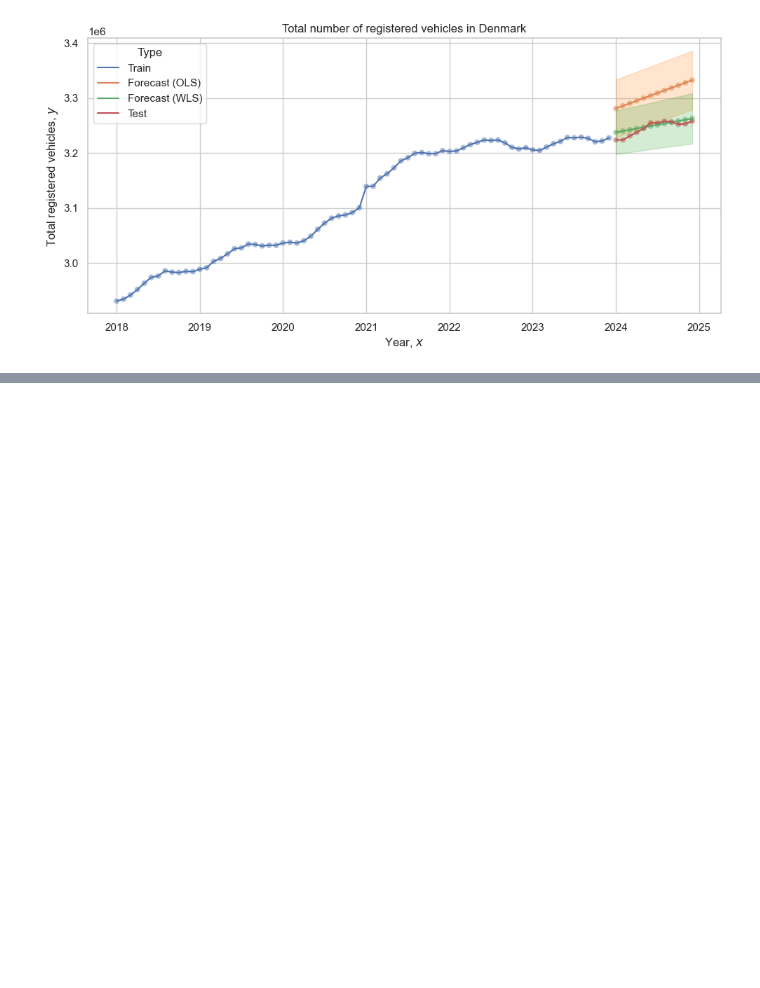
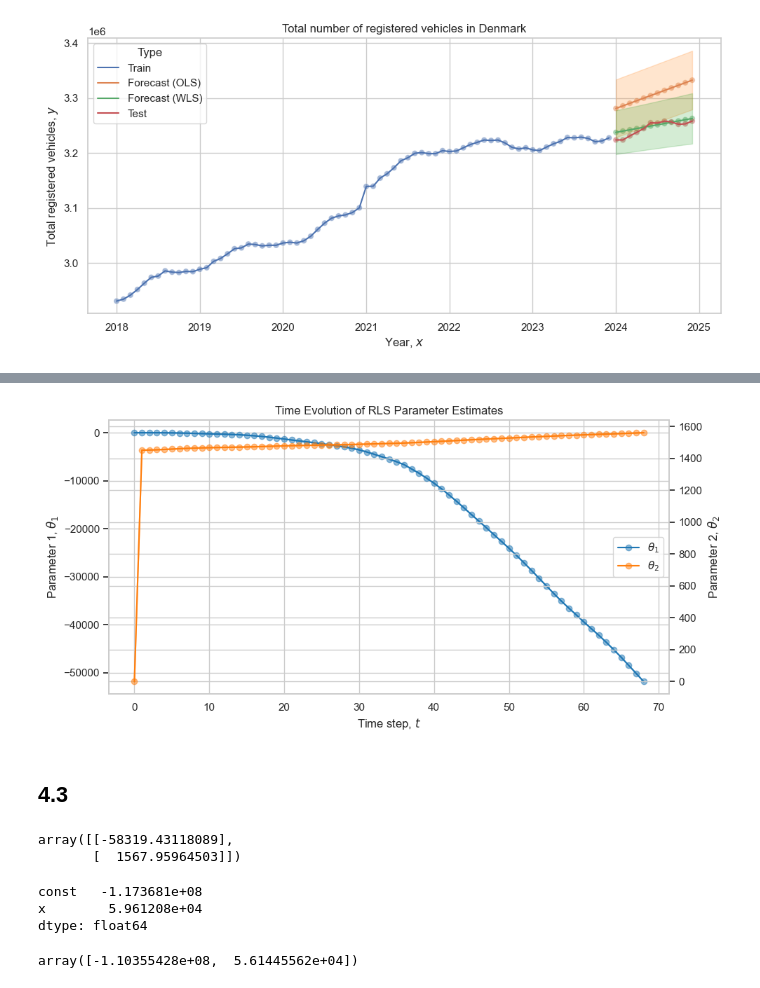
Before and after one commit to JeppeKlitgaard/DTU-02613-TimeSeries, a Jupyter notebook: Jeppe/explore_data.ipynb, the cells around one changed output, grey strips where cells are left out. Saved outputs shown, nothing was run; the diff lists cells and outputs as text; code cells hidden in the pictures; blank space fills up the shorter version.

```diff
--- a/Jeppe/explore_data.ipynb
+++ b/Jeppe/explore_data.ipynb
@@ -517,0 +634,63 @@ plt.savefig(OUTPUT_DIR / "plot_3_6_forgetting_factors.png", dpi=600)
+# %%
+plt.figure()
+t = np.arange(thetas_rls_1.shape[0])
+thetas_1_l, = plt.plot(t, thetas_rls_1[:, 0], c="tab:blue")
+thetas_1_s, = plt.plot(t, thetas_rls_1[:, 0], c="tab:blue", alpha=0.5, marker="o")
+plt.xlabel("Time step, $t$")
+plt.ylabel("Parameter 1, $θ_1$")
+
+ax2 = plt.twinx()
+plt.ylabel("Parameter 2, $θ_2$")
+# thetas_2 = sns.lineplot(thetas_rls_1[:, 1], label="$θ_2$", c="tab:orange")
+thetas_2_l, = plt.plot(t, thetas_rls_1[:, 1], c="tab:orange")
+thetas_2_s, = plt.plot(t, thetas_rls_1[:, 1], c="tab:orange", alpha=0.5, marker="o")
+plt.legend([(thetas_1_l, thetas_1_s), (thetas_2_l, thetas_2_s)], ["$θ_1$", "$θ_2$"], loc="center right")
+plt.title("Time Evolution of RLS Parameter Estimates")
+plt.tight_layout()
+plt.savefig(OUTPUT_DIR / "plot_4_2_rls_parameters.png", dpi=600)
+# %% [output]
+[figure, added]
+# %% [markdown]
+## 4.3
+# %%
+### RLS bad start full data
+R_0 = 0.1 * np.eye(2)
+# R_0 = inv(X.T @ X)  # Good start guess
+theta_0 = np.zeros((2, 1))
+# theta_0 = theta_pred[:, None]
+
+x_t = X[0, :][:, None]
+y_t = Y[0]
+
+R = R_0.copy()
+theta = theta_0.copy()
+t_stop = X.shape[0]
+thetas_rls_2 = np.empty((t_stop+1, 2))
+thetas_rls_2[0, :] = theta.T
+for i in range(0, t_stop):
+    x_t = X[i, :][:, None]
+    y_t = Y[i]
+
+    R, theta = iterate(R, theta, x_t, y_t)
+    thetas_rls_2[i+1, :] = theta.T
+
+R
+theta
+# %% [output]
+array([[-58319.43118089],
+       [  1567.95964503]])
+# %%
+# Verify against statsmodels
+Y_RLS = df_train["y"]
+X_RLS = sm.add_constant(df_train["x"])
+model_RLS = sm.RecursiveLS(Y_RLS, X_RLS)
+results_RLS = model_RLS.fit()
+results_RLS.params
+# %% [output]
+const   -1.173681e+08
+x        5.961208e+04
+dtype: float64
+# %%
+thetas_OLS
+# %% [output]
+array([-1.10355428e+08,  5.61445562e+04])
```
Also changed, not shown: parts of 12 cells of this notebook, 8 other files.
